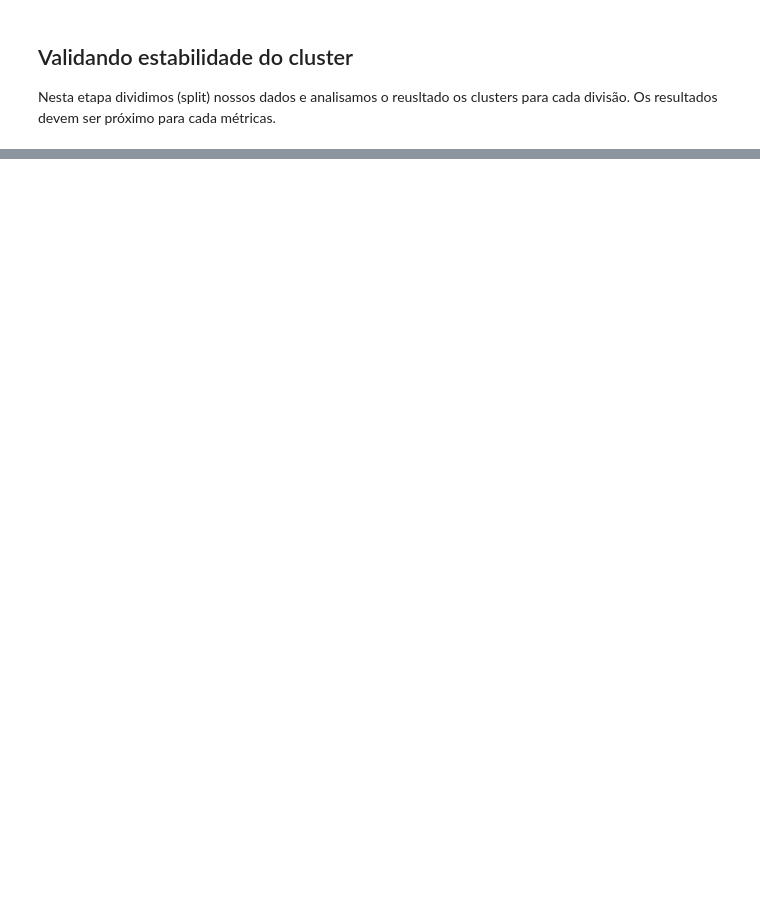
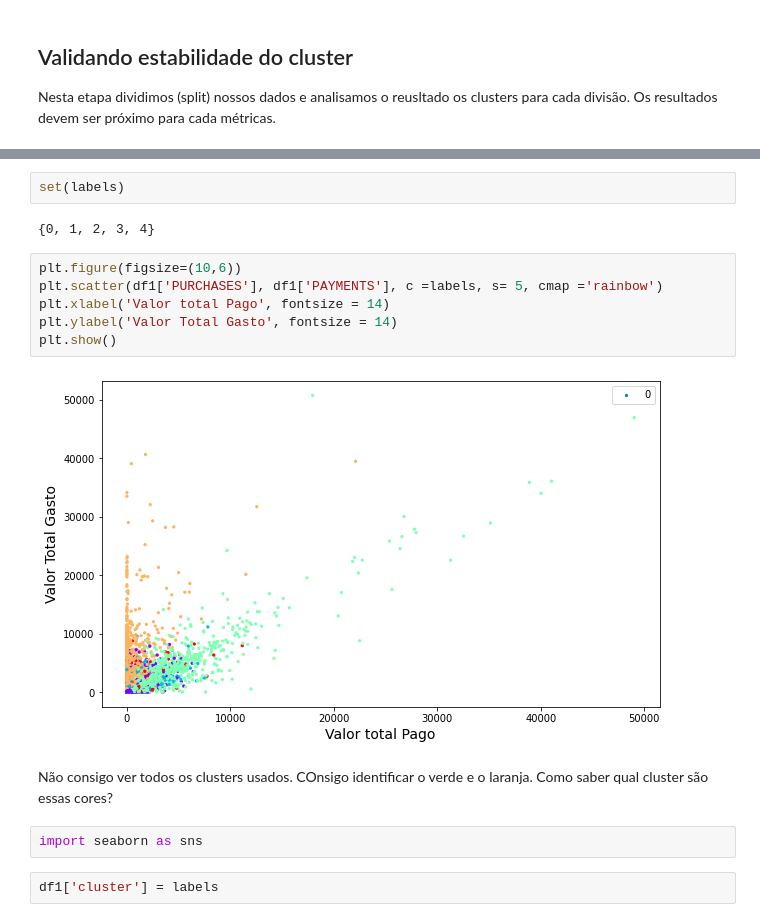
Before and after one commit to KaueAbbe/Projeto-Estude_Python, a Jupyter notebook: Estude Machine Learning/Clustering/CLUSTERS_Interpretacao_e_Banco.ipynb, the cells around one changed output, grey strips where cells are left out. Saved outputs shown, nothing was run; the diff lists cells and outputs as text; blank space fills up the shorter version.

```diff
--- a/Estude Machine Learning/Clustering/CLUSTERS_Interpretacao_e_Banco.ipynb
+++ b/Estude Machine Learning/Clustering/CLUSTERS_Interpretacao_e_Banco.ipynb
@@ -305,0 +330,18 @@ Silhouet: 0.3617082519102253
+# %%
+set(labels)
+# %% [output]
+{0, 1, 2, 3, 4}
+# %%
+plt.figure(figsize=(10,6))
+plt.scatter(df1['PURCHASES'], df1['PAYMENTS'], c =labels, s= 5, cmap ='rainbow')
+plt.xlabel('Valor total Pago', fontsize = 14)
+plt.ylabel('Valor Total Gasto', fontsize = 14)
+plt.show()
+# %% [output]
+[figure, added]
+# %% [markdown]
+Não consigo ver todos os clusters usados. COnsigo identificar o verde e o laranja. Como saber qual cluster são essas cores?
+# %%
+import seaborn as sns
+# %%
+df1['cluster'] = labels
```
Also changed, not shown: parts of 22 cells of this notebook.
